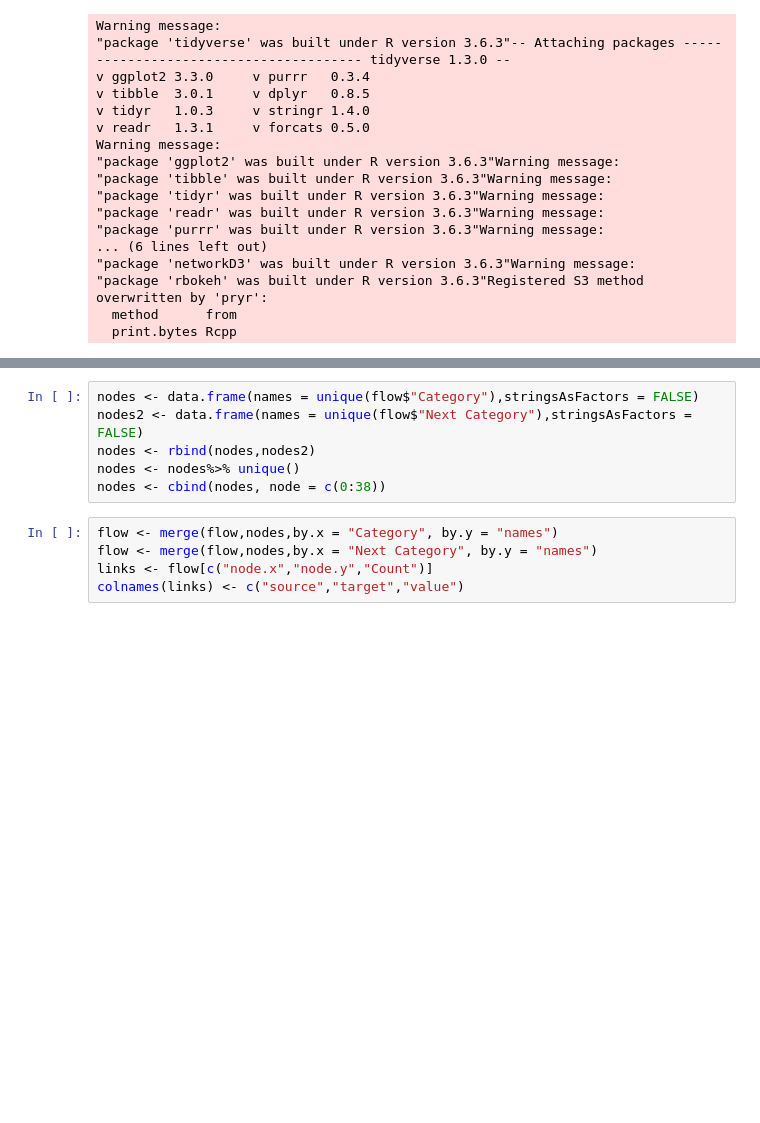
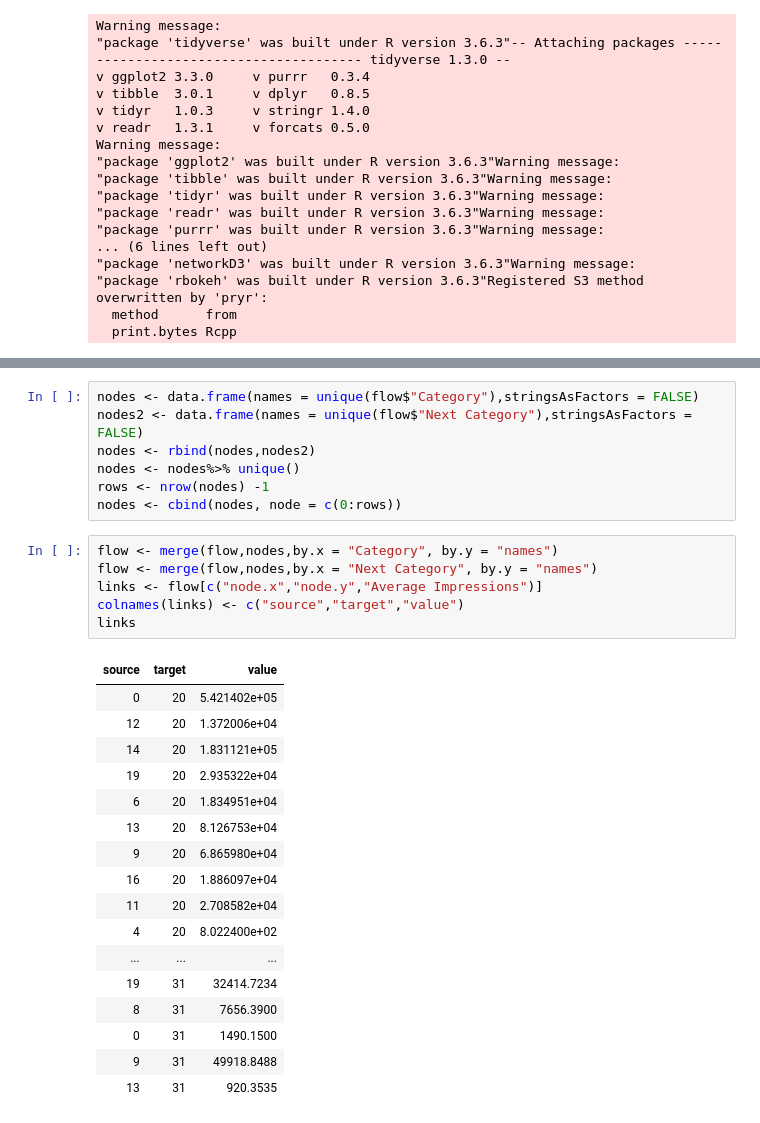
Before and after one commit to ksjhe/YouTube-Radicalization-Modelling, a Jupyter notebook: Sankey diagram - R.ipynb, the cells around one changed output, grey strips where cells are left out. Drawn from its saved outputs; the diff is of its cells as text; blank space fills up the shorter version.

```diff
--- a/Sankey diagram - R.ipynb
+++ b/Sankey diagram - R.ipynb
@@ -54,12 +107,32 @@ nodes <- data.frame(names = unique(flow$"Category"),stringsAsFactors = FALSE)
 nodes2 <- data.frame(names = unique(flow$"Next Category"),stringsAsFactors = FALSE)
 nodes <- rbind(nodes,nodes2)
 nodes <- nodes%>% unique()
-nodes <- cbind(nodes, node = c(0:38))
+rows <- nrow(nodes) -1
+nodes <- cbind(nodes, node = c(0:rows))
 # %%
 flow <- merge(flow,nodes,by.x = "Category", by.y = "names")
 flow <- merge(flow,nodes,by.x = "Next Category", by.y = "names")
-links <- flow[c("node.x","node.y","Count")]
+links <- flow[c("node.x","node.y","Average Impressions")]
 colnames(links) <- c("source","target","value")
+links
+# %% [output]
+| source | target | value |
+| 0 | 20 | 5.421402e+05 |
+| 12 | 20 | 1.372006e+04 |
+| 14 | 20 | 1.831121e+05 |
+| 19 | 20 | 2.935322e+04 |
+| 6 | 20 | 1.834951e+04 |
+| 13 | 20 | 8.126753e+04 |
+| 9 | 20 | 6.865980e+04 |
+| 16 | 20 | 1.886097e+04 |
+| 11 | 20 | 2.708582e+04 |
+| 4 | 20 | 8.022400e+02 |
+| ... | ... | ... |
+| 19 | 31 | 32414.7234 |
+| 8 | 31 | 7656.3900 |
+| 0 | 31 | 1490.1500 |
+| 9 | 31 | 49918.8488 |
+| 13 | 31 | 920.3535 |
 # %%
 sn <- sankeyNetwork(Links = links, Nodes = nodes,
                          Source = 'source',
```
Also changed, not shown: parts of 4 cells of this notebook, 53 other files.
